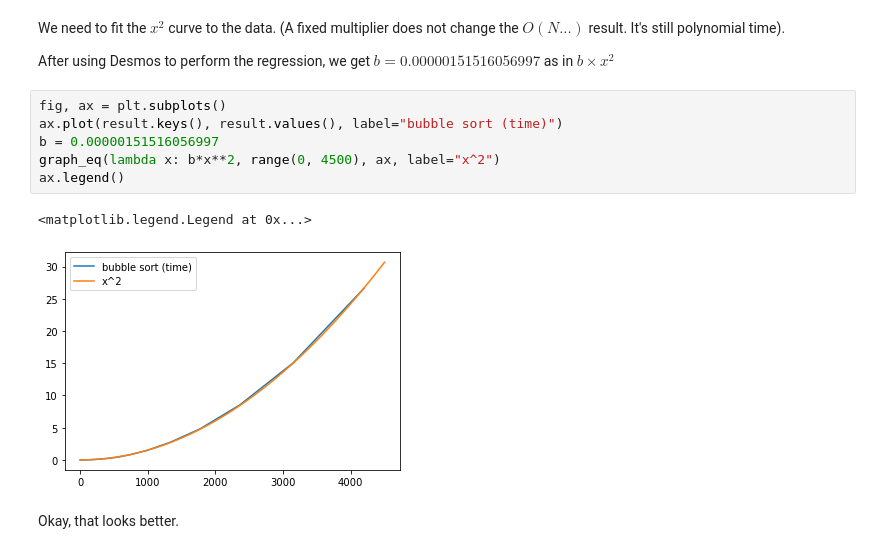
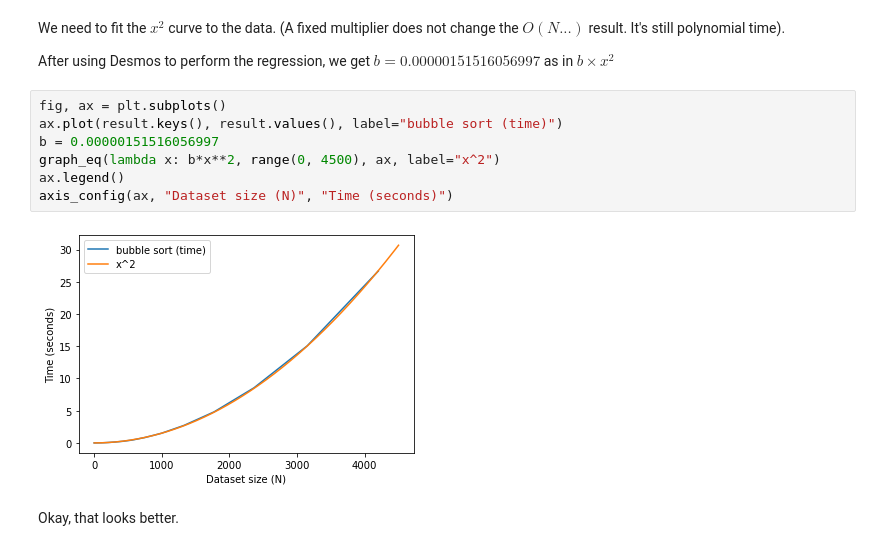
Before and after one commit to penguinencounter/sorting-algorithms, a Jupyter notebook: Notebook.ipynb, the cells around one changed output. Cells and saved outputs as stored; diff of their text form.

```diff
--- a/Notebook.ipynb
+++ b/Notebook.ipynb
@@ -179,12 +189,12 @@ After using Desmos to perform the regression, we get $b=0.00000151516056997$ as
 # %%
 fig, ax = plt.subplots()
 ax.plot(result.keys(), result.values(), label="bubble sort (time)")
 b = 0.00000151516056997
 graph_eq(lambda x: b*x**2, range(0, 4500), ax, label="x^2")
 ax.legend()
+axis_config(ax, "Dataset size (N)", "Time (seconds)")
 # %% [output]
-<matplotlib.legend.Legend at 0x...>
-[figure, old version]
+[figure, new version]
 # %% [markdown]
 Okay, that looks better.
 # %% [markdown]
```
Also changed, not shown: parts of 56 cells of this notebook, 6 other files.
